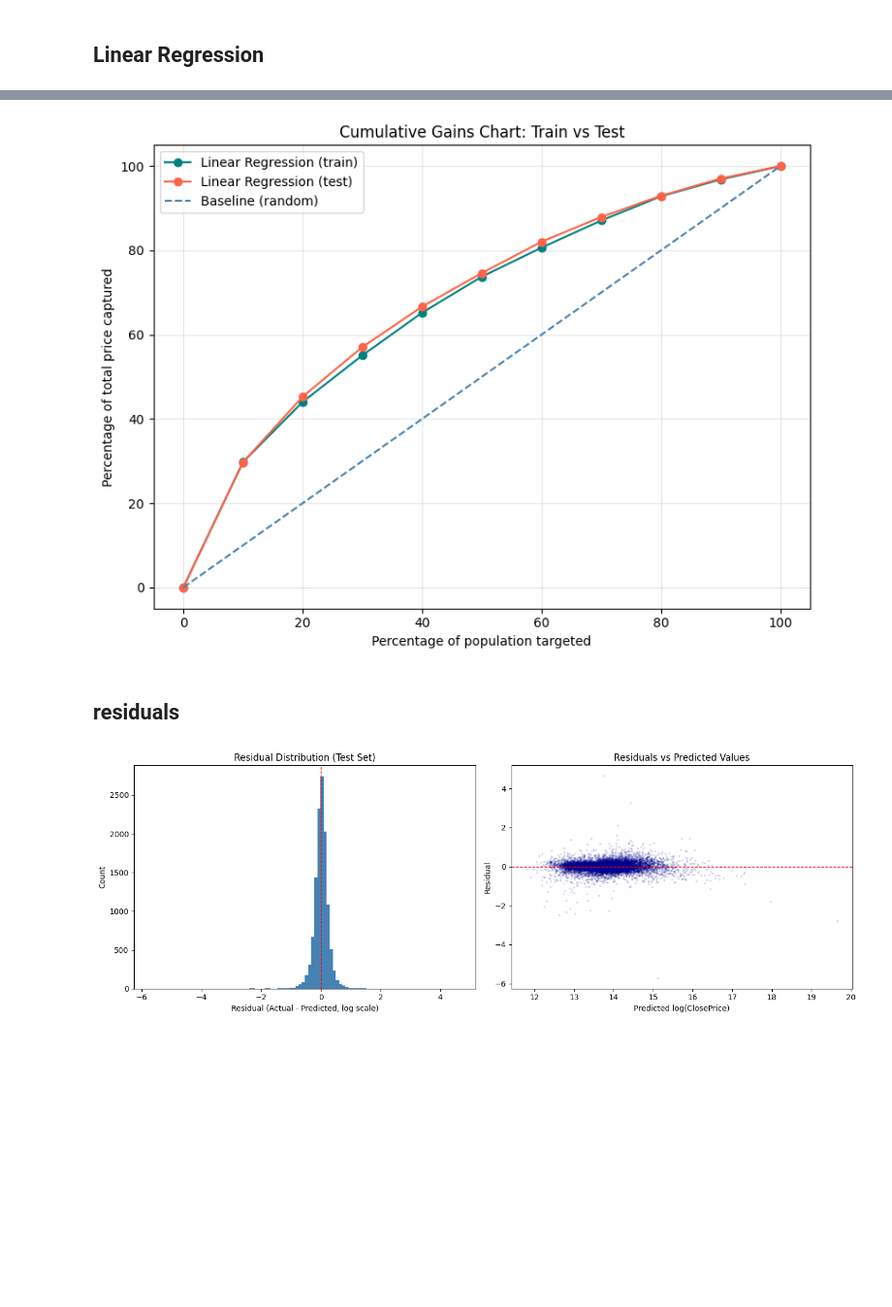
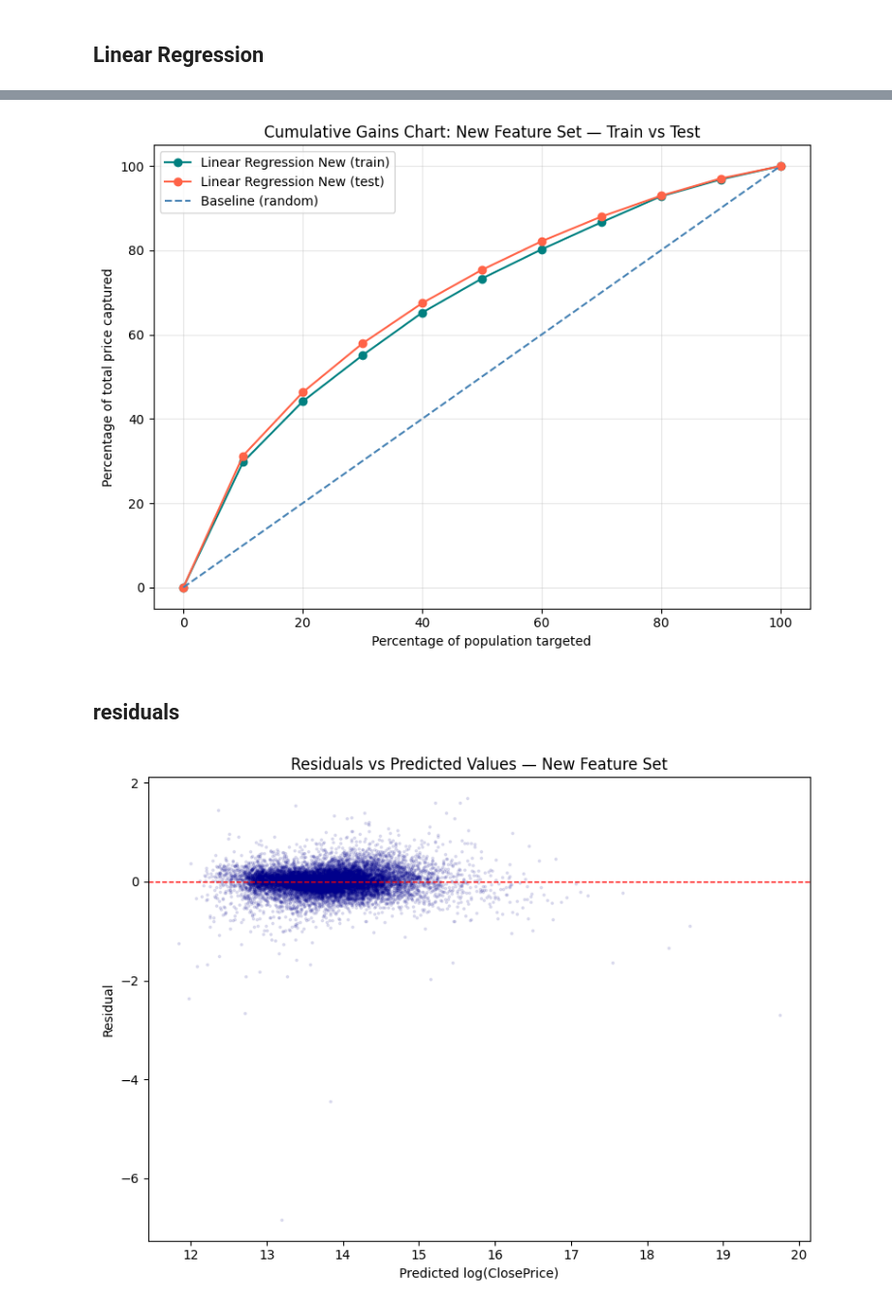
Before and after one commit to rsm-coc015/idx-exchange, a Jupyter notebook: 03_baseline_model.ipynb, the cells around one changed output, grey strips where cells are left out. Shown at 97% size. Saved outputs shown, nothing was run; the diff lists cells and outputs as text; code cells hidden in the pictures; blank space fills up the shorter version.

```diff
--- a/03_baseline_model.ipynb
+++ b/03_baseline_model.ipynb
@@ -197,0 +189,11 @@ Feature count after dropping: 35
+# %%
+cols_to_drop_collinear = [
+    "amenity_score",
+    "YearBuilt",
+]
+
+X_train_new = X_train_new.drop(columns=cols_to_drop_collinear, errors="ignore")
+X_val_new = X_val_new.drop(columns=cols_to_drop_collinear, errors="ignore")
+X_test_new = X_test_new.drop(columns=cols_to_drop_collinear, errors="ignore")
+
+print(f"New feature count after removing collinear columns: {X_train_new.shape[1]}")
@@ -355,20 +373,33 @@ def cumulative_gains(y_true, y_pred, n_bins=10):
     return pct_population, pct_actual
 
 
+y_pred_train_new = model_new.predict(X_train_new_scaled)
+y_pred_test_new = model_new.predict(X_test_new_scaled)
+
 train_actual_price = np.exp(y_train)
-train_pred_price = np.exp(y_pred_train)
+train_pred_price_new = np.exp(y_pred_train_new)
 test_actual_price = np.exp(y_test)
-test_pred_price = np.exp(y_pred_test)
+test_pred_price_new = np.exp(y_pred_test_new)
 
-pop_train, gain_train = cumulative_gains(train_actual_price, train_pred_price)
-pop_test, gain_test = cumulative_gains(test_actual_price, test_pred_price)
+pop_train_new, gain_train_new = cumulative_gains(
+    train_actual_price, train_pred_price_new
+)
+pop_test_new, gain_test_new = cumulative_gains(test_actual_price, test_pred_price_new)
 
 plt.figure(figsize=(8, 6))
 plt.plot(
-    pop_train, gain_train, marker="o", label="Linear Regression (train)", color="teal"
+    pop_train_new,
+    gain_train_new,
+    marker="o",
+    label="Linear Regression New (train)",
+    color="teal",
 )
 plt.plot(
-    pop_test, gain_test, marker="o", label="Linear Regression (test)", color="tomato"
+    pop_test_new,
+    gain_test_new,
+    marker="o",
+    label="Linear Regression New (test)",
+    color="tomato",
 )
 plt.plot(
     [0, 100], [0, 100], linestyle="--", color="steelblue", label="Baseline (random)"
@@ -376,39 +407,28 @@ plt.plot(
 
 plt.xlabel("Percentage of population targeted")
 plt.ylabel("Percentage of total price captured")
-plt.title("Cumulative Gains Chart: Train vs Test")
+plt.title("Cumulative Gains Chart: New Feature Set — Train vs Test")
 plt.legend()
 plt.grid(alpha=0.3)
 plt.tight_layout()
 plt.show()
 # %% [output]
-[figure, old version]
+[figure, new version]
 # %% [markdown]
 ## residuals
 # %%
-import matplotlib.pyplot as plt
+y_pred_test_new = model_new.predict(X_test_new_scaled)
+residuals_test_new = y_test - y_pred_test_new
 
-residuals_test = y_test - y_pred_test
-
-fig, axes = plt.subplots(1, 2, figsize=(14, 5))
-
-# Distribution of residuals
-axes[0].hist(residuals_test, bins=100, color="steelblue")
-axes[0].set_title("Residual Distribution (Test Set)")
-axes[0].set_xlabel("Residual (Actual - Predicted, log scale)")
-axes[0].set_ylabel("Count")
-axes[0].axvline(0, color="red", linestyle="--", linewidth=1)
-
-# Residuals vs Predicted (check for patterns)
-axes[1].scatter(y_pred_test, residuals_test, alpha=0.1, s=3, color="darkblue")
-axes[1].axhline(0, color="red", linestyle="--", linewidth=1)
-axes[1].set_title("Residuals vs Predicted Values")
-axes[1].set_xlabel("Predicted log(ClosePrice)")
-axes[1].set_ylabel("Residual")
-
+plt.figure(figsize=(8, 6))
+plt.scatter(y_pred_test_new, residuals_test_new, alpha=0.1, s=3, color="darkblue")
+plt.axhline(0, color="red", linestyle="--", linewidth=1)
+plt.title("Residuals vs Predicted Values — New Feature Set")
+plt.xlabel("Predicted log(ClosePrice)")
+plt.ylabel("Residual")
 plt.tight_layout()
 plt.show()
 # %% [output]
-[figure, old version]
+[figure, new version]
 # %%
 test_df_with_resid = test_df.copy()
```
Also changed, not shown: parts of 31 cells of this notebook, 9 other files.
